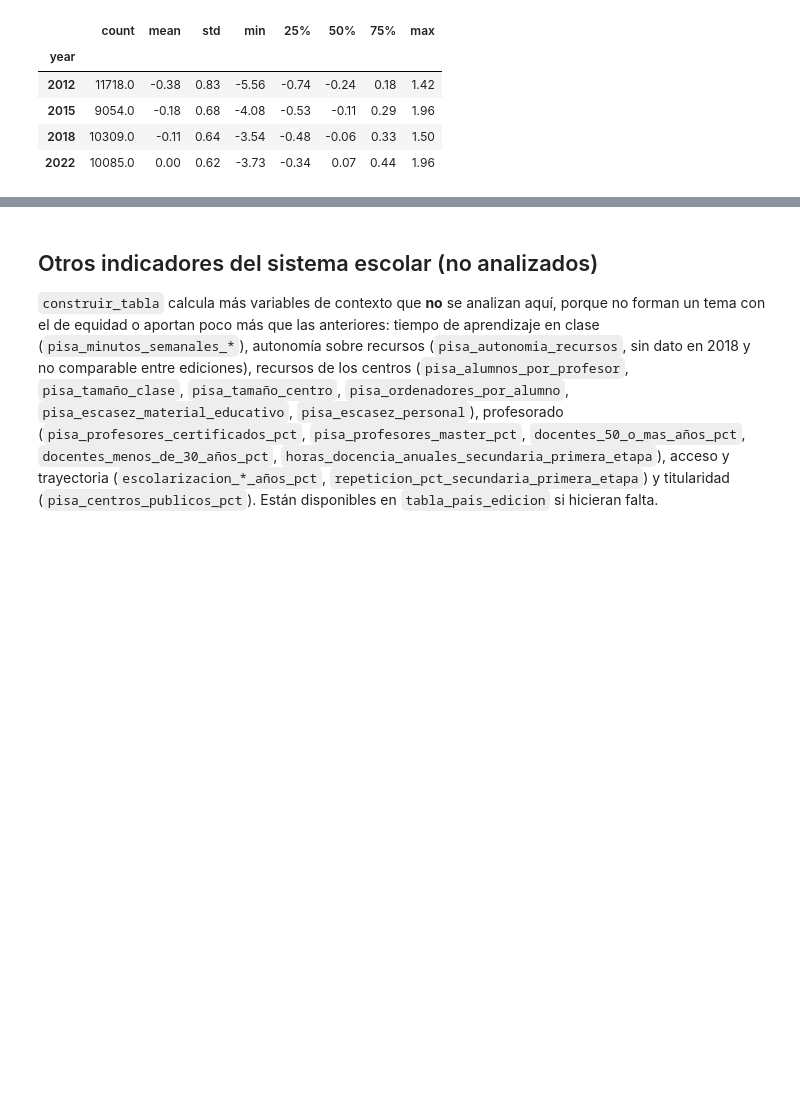
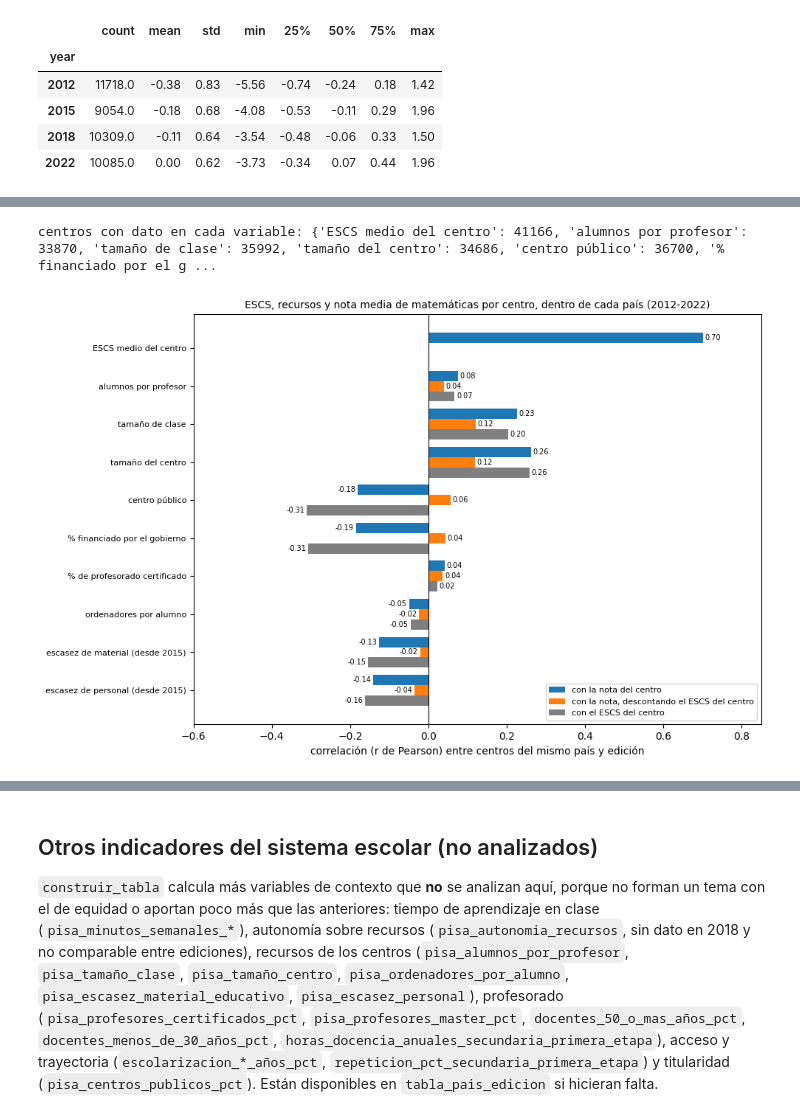
Before and after one commit to musero55/tfm_data_science, a Jupyter notebook: notebooks/fase_1_data_ingestion_eda/01_EDA_equidad.ipynb, the cells around one changed output, grey strips where cells are left out. Cells and saved outputs as stored; diff of their text form; code cells hidden in the pictures; blank space fills up the shorter version.

```diff
--- a/notebooks/fase_1_data_ingestion_eda/01_EDA_equidad.ipynb
+++ b/notebooks/fase_1_data_ingestion_eda/01_EDA_equidad.ipynb
@@ -298,0 +357,56 @@ diferencia máxima con `pisa_escs_trend_media`: 0.0e+00
+# %%
+# Nota, ESCS y recursos de cada centro, centrados en la media de su país-edición (relación dentro de cada país)
+notas_centro = pd.read_parquet(os.path.join(RUTA_INTERMEDIOS, 'medias_asignaturas_anual', 'pisa_medias_asignaturas_centro_anual.parquet'),
+                               columns=['CNT', 'CNTSCHID', 'year', 'media_math_centro'])
+centros = (notas_centro.merge(df_escs_centro, on=['CNT', 'CNTSCHID', 'year'], validate='one_to_one')
+                       .merge(df_recursos_centro, on=['CNT', 'CNTSCHID', 'year'], validate='one_to_one'))
+variables_centro = {'escs_centro': 'ESCS medio del centro', 'alumnos_por_profesor': 'alumnos por profesor', 'tamaño_clase': 'tamaño de clase',
+                    'tamaño_centro': 'tamaño del centro', 'centro_publico': 'centro público', 'financiacion_gobierno_pct': '% financiado por el gobierno',
+                    'profesores_certificados_pct': '% de profesorado certificado', 'ordenadores_por_alumno': 'ordenadores por alumno',
+                    'escasez_material_educativo': 'escasez de material (desde 2015)', 'escasez_personal': 'escasez de personal (desde 2015)'}
+
+
+def centrar_en_pais_edicion(tabla, columnas):
+    return tabla[columnas] - tabla.groupby(['CNT', 'year'])[columnas].transform('mean')
+
+
+def residuo_sobre(variable, control):
+    pendiente = (variable * control).sum() / (control ** 2).sum()   # ya están centradas: regresión sin constante
+    return variable - pendiente * control
+
+
+filas = []
+for variable, etiqueta in variables_centro.items():
+    columnas = list(dict.fromkeys(['media_math_centro', 'escs_centro', variable]))
+    datos_variable = centros.dropna(subset=columnas)
+    centradas = centrar_en_pais_edicion(datos_variable, columnas)
+    fila = {'variable': etiqueta, 'centros': len(datos_variable),
+            'con la nota del centro': centradas[variable].corr(centradas['media_math_centro'])}
+    if variable != 'escs_centro':
+        fila['con la nota, descontando el ESCS del centro'] = residuo_sobre(centradas[variable], centradas['escs_centro']).corr(
+            residuo_sobre(centradas['media_math_centro'], centradas['escs_centro']))
+        fila['con el ESCS del centro'] = centradas[variable].corr(centradas['escs_centro'])
+    filas.append(fila)
+correlaciones_centro = pd.DataFrame(filas).set_index('variable')
+print('centros con dato en cada variable:', correlaciones_centro['centros'].to_dict())
+
+fig, ax = plt.subplots(figsize=(10, 6.5))
+series = ['con la nota del centro', 'con la nota, descontando el ESCS del centro', 'con el ESCS del centro']
+orden = correlaciones_centro.index[::-1]
+alto_barra = 0.27
+for posicion, (serie, color) in enumerate(zip(series, ['tab:blue', 'tab:orange', 'tab:gray'])):
+    valores = correlaciones_centro.loc[orden, serie]
+    barras = ax.barh(np.arange(len(orden)) + (1 - posicion) * alto_barra, valores, height=alto_barra, color=color, label=serie)
+    ax.bar_label(barras, labels=['' if pd.isna(valor) else f'{valor:.2f}' for valor in valores], padding=2, fontsize=7)
+ax.set_yticks(np.arange(len(orden)), orden, fontsize=8)
+ax.axvline(0, color='black', lw=0.8)
+ax.set_xlim(-0.6, 0.85)
+ax.set_xlabel('correlación (r de Pearson) entre centros del mismo país y edición')
+ax.set_title('ESCS, recursos y nota media de matemáticas por centro, dentro de cada país (2012-2022)', fontsize=10)
+ax.legend(fontsize=8, loc='lower right')
+plt.tight_layout()
+fig.savefig(f'{RUTA_REPORTS}/01_recursos_centro_y_nota.png', dpi=300, bbox_inches='tight')
+plt.show()
+# %% [output]
+centros con dato en cada variable: {'ESCS medio del centro': 41166, 'alumnos por profesor': 33870, 'tamaño de clase': 35992, 'tamaño del centro': 34686, 'centro público': 36700, '% financiado por el g ...
+[figure, added]
```
Also changed, not shown: parts of 8 cells of this notebook, 11 other files.
